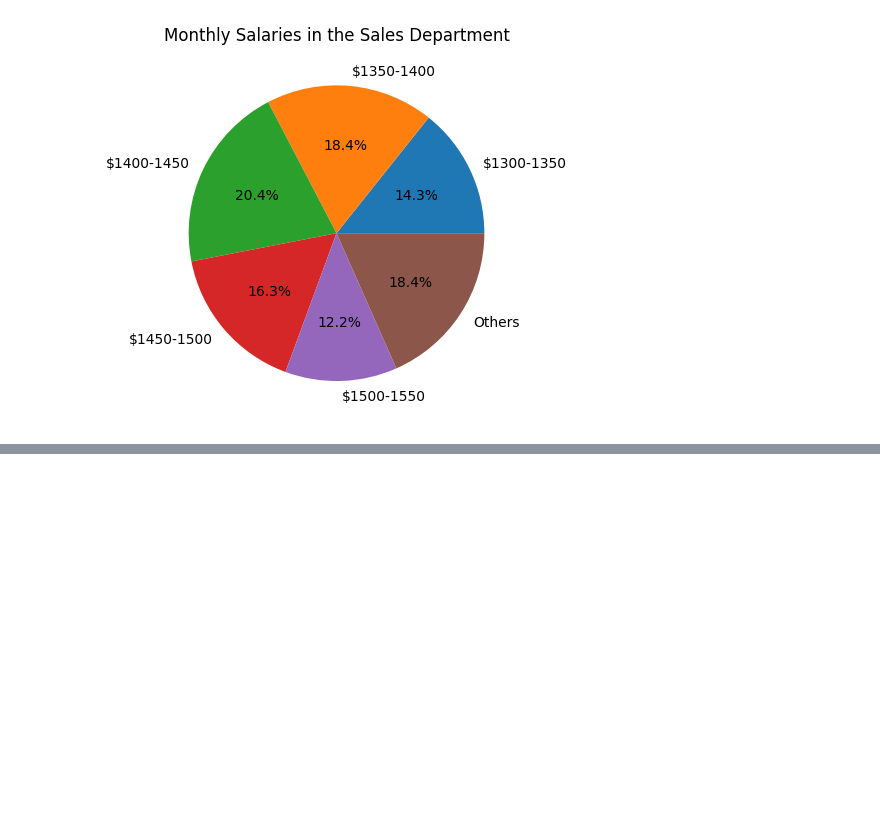
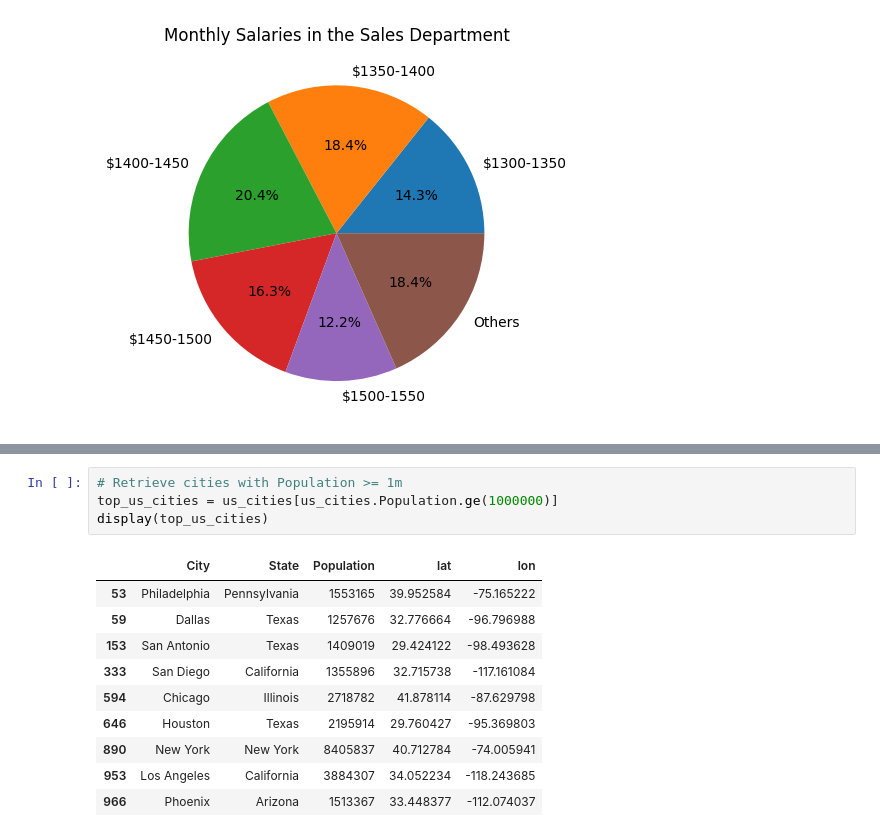
Before and after one commit to EstebanBorai/python-for-data-science, a Jupyter notebook: notebooks/sn08_data_visualizations.ipynb, the cells around one changed output, grey strips where cells are left out. Cells and saved outputs as stored; diff of their text form; blank space fills up the shorter version.

```diff
--- a/notebooks/sn08_data_visualizations.ipynb
+++ b/notebooks/sn08_data_visualizations.ipynb
@@ -149,0 +217,15 @@ plt.show()
+# %%
+# Retrieve cities with Population >= 1m
+top_us_cities = us_cities[us_cities.Population.ge(1000000)]
+display(top_us_cities)
+# %% [output]
+|  | City | State | Population | lat | lon |
+| 53 | Philadelphia | Pennsylvania | 1553165 | 39.952584 | -75.165222 |
+| 59 | Dallas | Texas | 1257676 | 32.776664 | -96.796988 |
+| 153 | San Antonio | Texas | 1409019 | 29.424122 | -98.493628 |
+| 333 | San Diego | California | 1355896 | 32.715738 | -117.161084 |
+| 594 | Chicago | Illinois | 2718782 | 41.878114 | -87.629798 |
+| 646 | Houston | Texas | 2195914 | 29.760427 | -95.369803 |
+| 890 | New York | New York | 8405837 | 40.712784 | -74.005941 |
+| 953 | Los Angeles | California | 3884307 | 34.052234 | -118.243685 |
+| 966 | Phoenix | Arizona | 1513367 | 33.448377 | -112.074037 |
```
Also changed, not shown: parts of 5 cells of this notebook, 1 other file.
